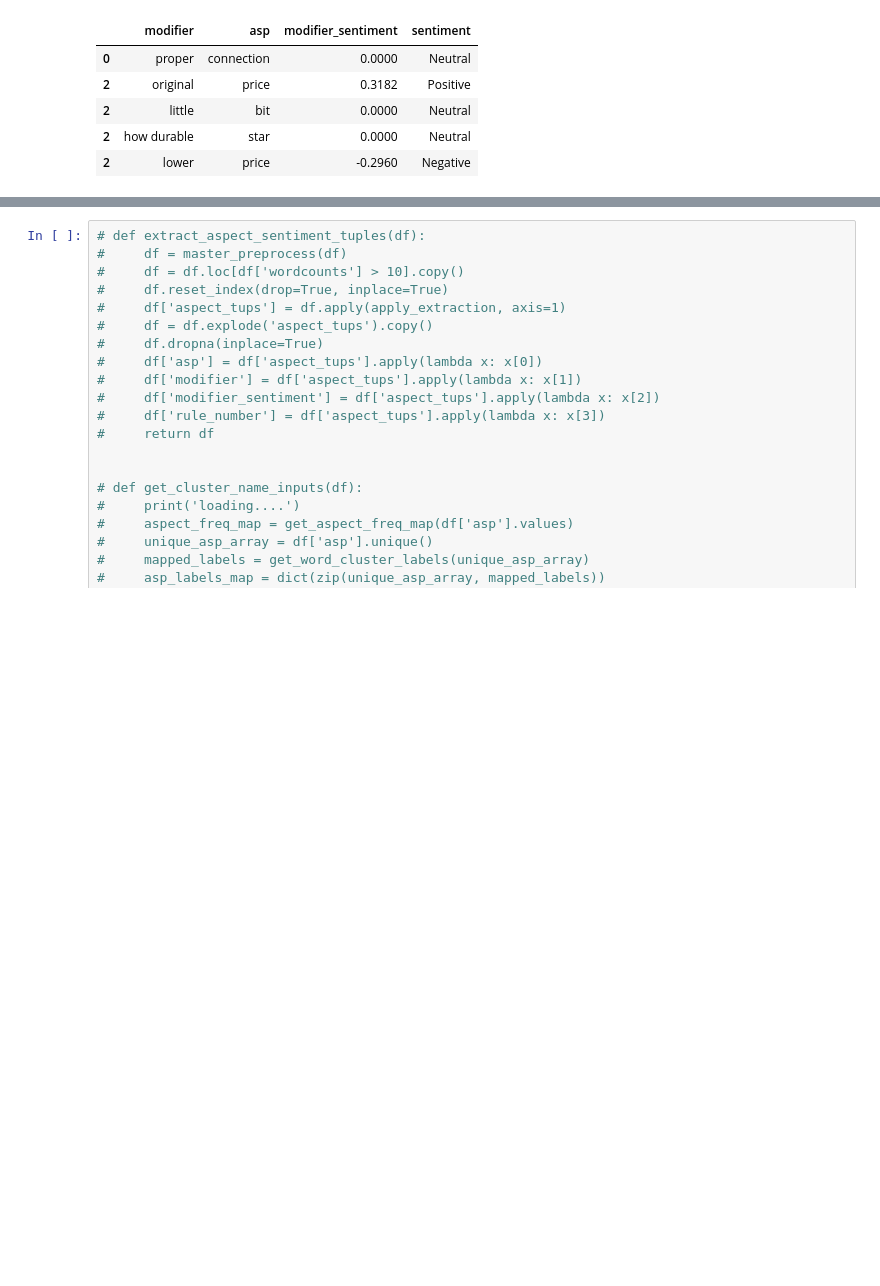
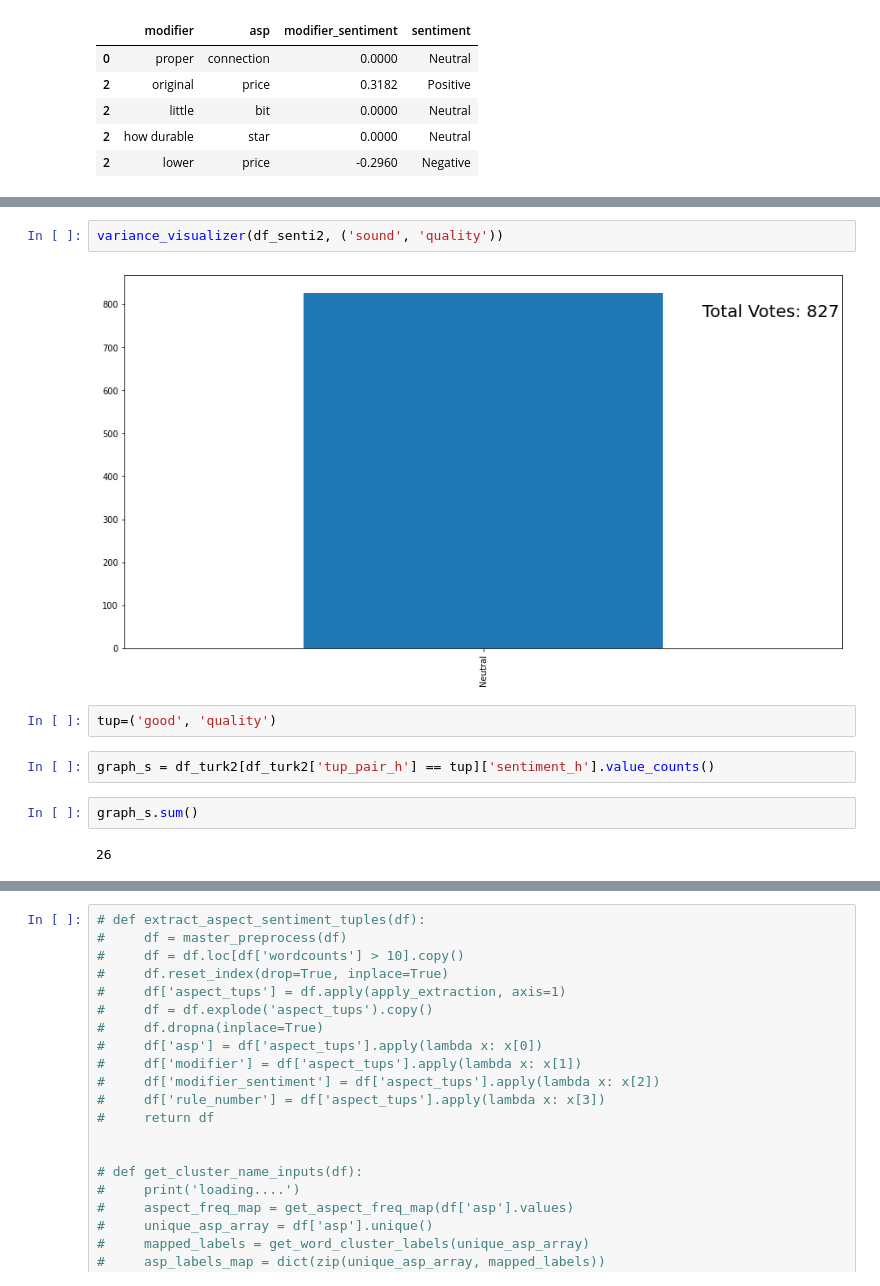
Before and after one commit to ddey117/ABSA_Project_4, a Jupyter notebook: Exploratory_Notebook.ipynb, the cells around one changed output, grey strips where cells are left out. Cells and saved outputs as stored; diff of their text form; blank space fills up the shorter version.

```diff
--- a/Exploratory_Notebook.ipynb
+++ b/Exploratory_Notebook.ipynb
@@ -1159,0 +1287,12 @@ FIGURE OUT INDEX VALUES FOR EXPIREMENTAL SETUP YOU DOOFUS
+# %%
+variance_visualizer(df_senti2, ('sound', 'quality'))
+# %% [output]
+[figure, added]
+# %%
+tup=('good', 'quality')
+# %%
+graph_s = df_turk2[df_turk2['tup_pair_h'] == tup]['sentiment_h'].value_counts()
+# %%
+graph_s.sum()
+# %% [output]
+26
```
Also changed, not shown: parts of 74 cells of this notebook, 8 other files.
